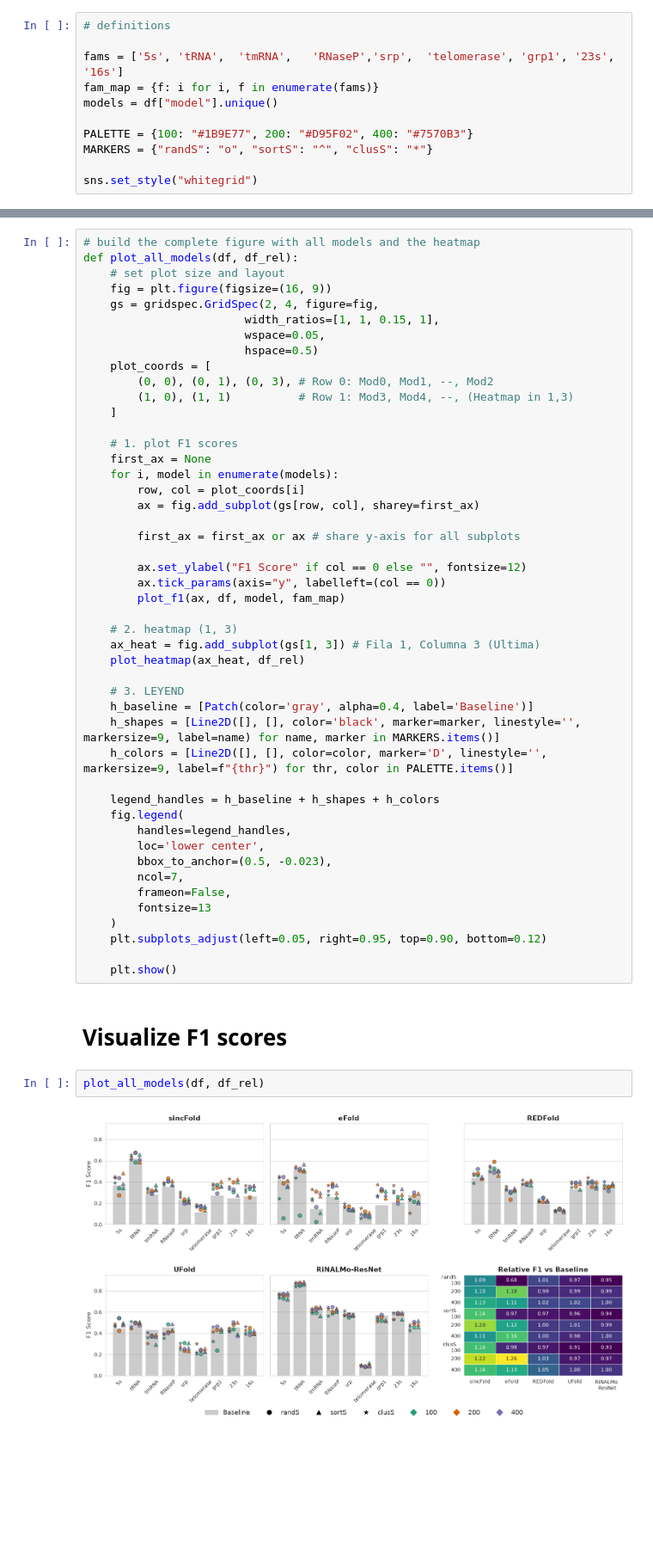
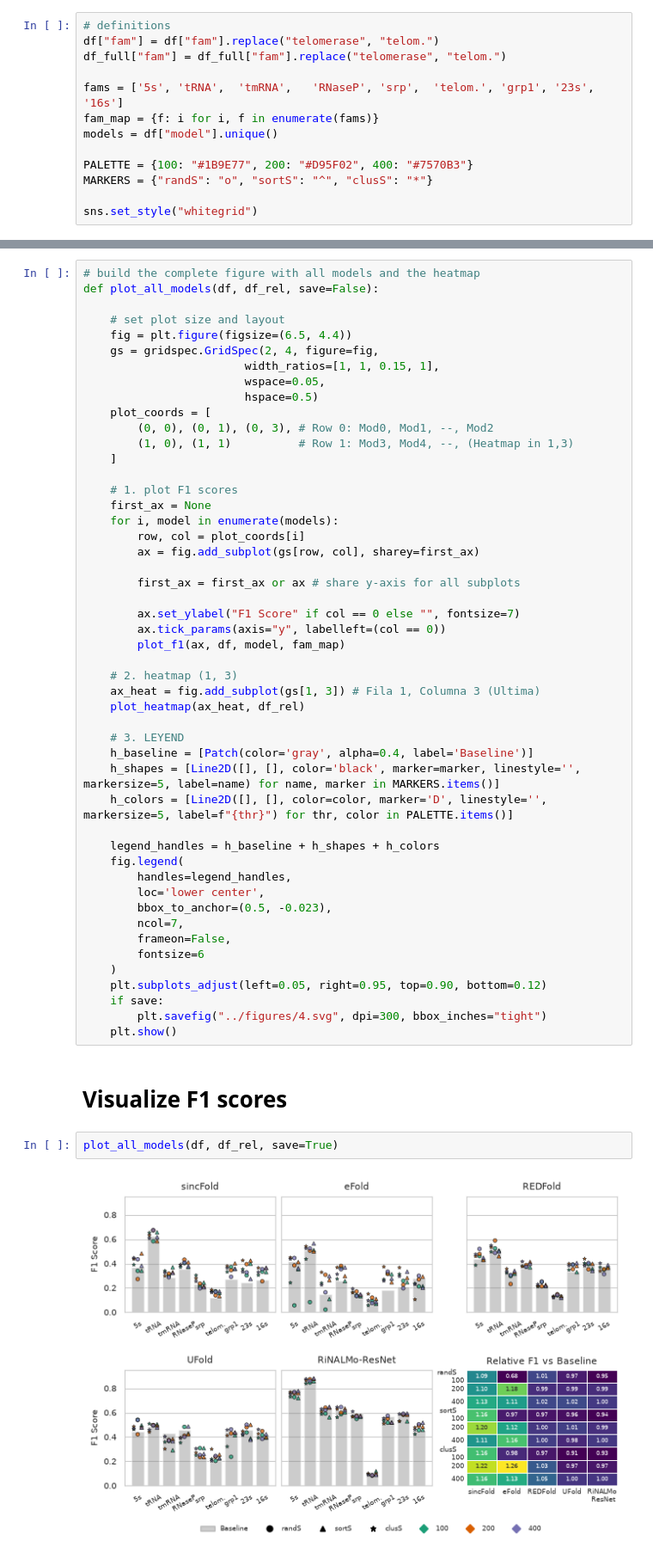
Before and after one commit to gkulemeyer/LessIsBetter, a Jupyter notebook: notebooks/Fig4.ipynb, the cells around one changed output, grey strips where cells are left out. Shown at 86% size. Saved outputs shown, nothing was run; the diff lists cells and outputs as text; blank space fills up the shorter version.

```diff
--- a/notebooks/Fig4.ipynb
+++ b/notebooks/Fig4.ipynb
@@ -22,8 +28,10 @@ df_rel = pd.read_csv(REL_F1_PATH, index_col=0)
 # Data processing, definitions and plotting Functions
 # %%
 # definitions
+df["fam"] = df["fam"].replace("telomerase", "telom.")
+df_full["fam"] = df_full["fam"].replace("telomerase", "telom.")
 
-fams = ['5s', 'tRNA',  'tmRNA',   'RNaseP','srp',  'telomerase', 'grp1', '23s', '16s']
+fams = ['5s', 'tRNA',  'tmRNA',   'RNaseP', 'srp',  'telom.', 'grp1', '23s', '16s']
 fam_map = {f: i for i, f in enumerate(fams)}
 models = df["model"].unique()
 
@@ -91,8 +120,9 @@ def plot_heatmap(ax_heat, df_rel):
 # %%
 # build the complete figure with all models and the heatmap
-def plot_all_models(df, df_rel):
+def plot_all_models(df, df_rel, save=False):
+
     # set plot size and layout
-    fig = plt.figure(figsize=(16, 9))
+    fig = plt.figure(figsize=(6.5, 4.4))
     gs = gridspec.GridSpec(2, 4, figure=fig,
                         width_ratios=[1, 1, 0.15, 1],
                         wspace=0.05,
@@ -110,7 +140,7 @@ def plot_all_models(df, df_rel):
 
         first_ax = first_ax or ax # share y-axis for all subplots
 
-        ax.set_ylabel("F1 Score" if col == 0 else "", fontsize=12)
+        ax.set_ylabel("F1 Score" if col == 0 else "", fontsize=7)
         ax.tick_params(axis="y", labelleft=(col == 0))
         plot_f1(ax, df, model, fam_map)
 
@@ -120,8 +150,8 @@ def plot_all_models(df, df_rel):
 
     # 3. LEYEND
     h_baseline = [Patch(color='gray', alpha=0.4, label='Baseline')]
-    h_shapes = [Line2D([], [], color='black', marker=marker, linestyle='', markersize=9, label=name) for name, marker in MARKERS.items()]
-    h_colors = [Line2D([], [], color=color, marker='D', linestyle='', markersize=9, label=f"{thr}") for thr, color in PALETTE.items()]
+    h_shapes = [Line2D([], [], color='black', marker=marker, linestyle='', markersize=5, label=name) for name, marker in MARKERS.items()]
+    h_colors = [Line2D([], [], color=color, marker='D', linestyle='', markersize=5, label=f"{thr}") for thr, color in PALETTE.items()]
 
     legend_handles = h_baseline + h_shapes + h_colors
     fig.legend(
@@ -130,14 +160,15 @@ def plot_all_models(df, df_rel):
         bbox_to_anchor=(0.5, -0.023),
         ncol=7,
         frameon=False,
-        fontsize=13
+        fontsize=6
     )
     plt.subplots_adjust(left=0.05, right=0.95, top=0.90, bottom=0.12)
-
+    if save:
+        plt.savefig("../figures/4.svg", dpi=300, bbox_inches="tight")
     plt.show()
 # %% [markdown]
 # Visualize F1 scores
 # %%
-plot_all_models(df, df_rel)
+plot_all_models(df, df_rel, save=True)
 # %% [output]
-[figure, old version]
+[figure, new version]
```
Also changed, not shown: parts of 2 cells of this notebook, 6 other files.
